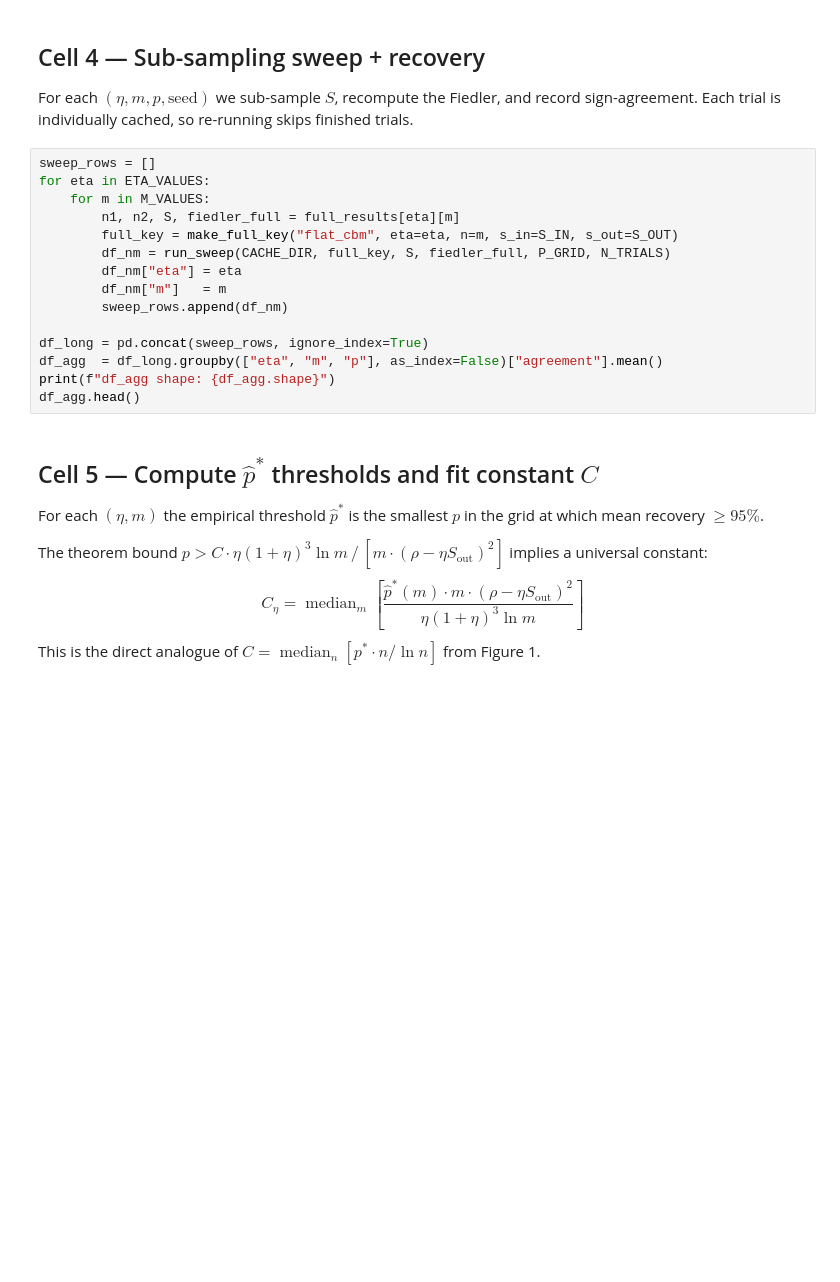
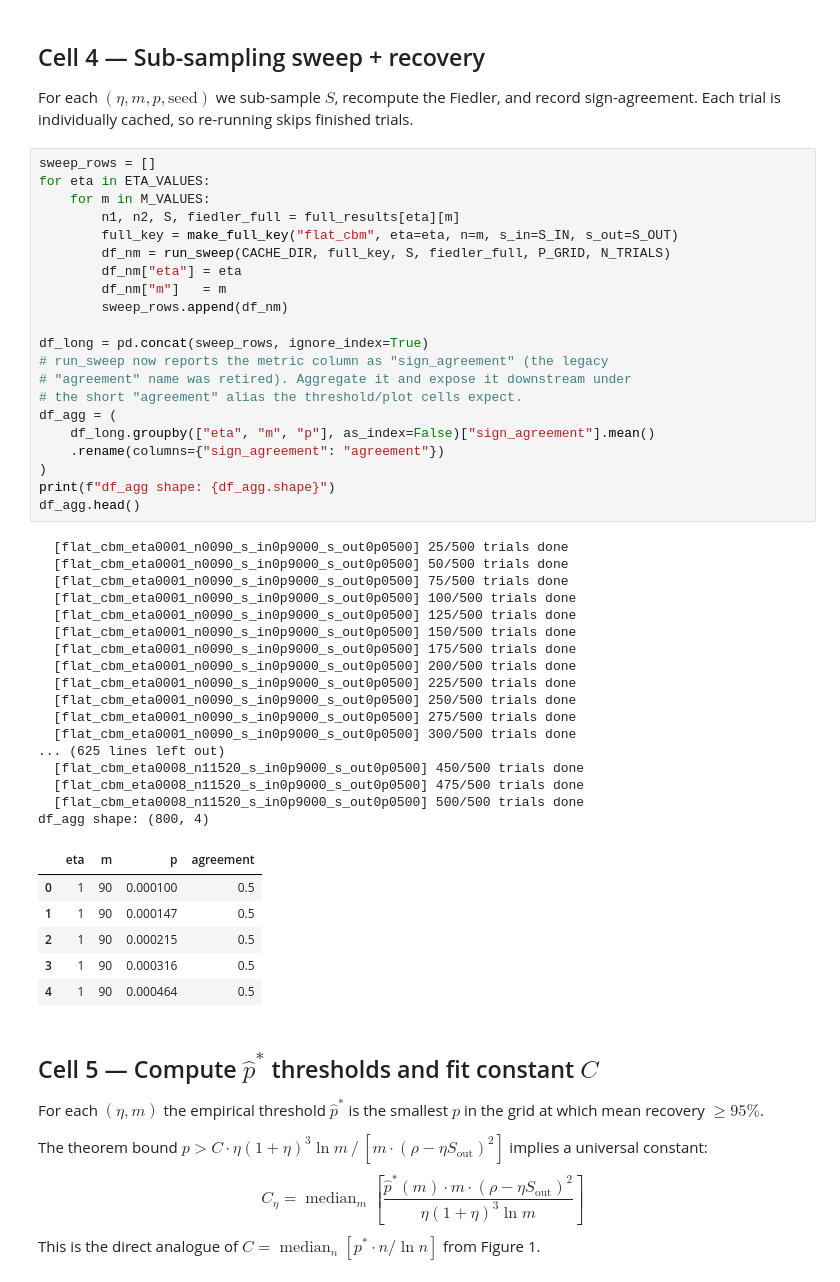
Before and after one commit to itaygonnen/spectral-tree-inference, a Jupyter notebook: sub_sampled_fielder_vec/analysis/theoretical_interpretation/01_cbm_theory/nonbalanced_flat_cbm.ipynb, the cells around one changed output. Saved outputs shown, nothing was run; the diff lists cells and outputs as text; blank space fills up the shorter version.

```diff
--- a/sub_sampled_fielder_vec/analysis/theoretical_interpretation/01_cbm_theory/nonbalanced_flat_cbm.ipynb
+++ b/sub_sampled_fielder_vec/analysis/theoretical_interpretation/01_cbm_theory/nonbalanced_flat_cbm.ipynb
@@ -149,18 +197,48 @@ sign-agreement. Each trial is individually cached, so re-running skips finished
 # %%
 sweep_rows = []
 for eta in ETA_VALUES:
     for m in M_VALUES:
         n1, n2, S, fiedler_full = full_results[eta][m]
         full_key = make_full_key("flat_cbm", eta=eta, n=m, s_in=S_IN, s_out=S_OUT)
         df_nm = run_sweep(CACHE_DIR, full_key, S, fiedler_full, P_GRID, N_TRIALS)
         df_nm["eta"] = eta
         df_nm["m"]   = m
         sweep_rows.append(df_nm)
 
 df_long = pd.concat(sweep_rows, ignore_index=True)
-df_agg  = df_long.groupby(["eta", "m", "p"], as_index=False)["agreement"].mean()
+# run_sweep now reports the metric column as "sign_agreement" (the legacy
+# "agreement" name was retired). Aggregate it and expose it downstream under
+# the short "agreement" alias the threshold/plot cells expect.
+df_agg = (
+    df_long.groupby(["eta", "m", "p"], as_index=False)["sign_agreement"].mean()
+    .rename(columns={"sign_agreement": "agreement"})
+)
 print(f"df_agg shape: {df_agg.shape}")
 df_agg.head()
+# %% [output]
+  [flat_cbm_eta0001_n0090_s_in0p9000_s_out0p0500] 25/500 trials done
+  [flat_cbm_eta0001_n0090_s_in0p9000_s_out0p0500] 50/500 trials done
+  [flat_cbm_eta0001_n0090_s_in0p9000_s_out0p0500] 75/500 trials done
+  [flat_cbm_eta0001_n0090_s_in0p9000_s_out0p0500] 100/500 trials done
+  [flat_cbm_eta0001_n0090_s_in0p9000_s_out0p0500] 125/500 trials done
+  [flat_cbm_eta0001_n0090_s_in0p9000_s_out0p0500] 150/500 trials done
+  [flat_cbm_eta0001_n0090_s_in0p9000_s_out0p0500] 175/500 trials done
+  [flat_cbm_eta0001_n0090_s_in0p9000_s_out0p0500] 200/500 trials done
+  [flat_cbm_eta0001_n0090_s_in0p9000_s_out0p0500] 225/500 trials done
+  [flat_cbm_eta0001_n0090_s_in0p9000_s_out0p0500] 250/500 trials done
+  [flat_cbm_eta0001_n0090_s_in0p9000_s_out0p0500] 275/500 trials done
+  [flat_cbm_eta0001_n0090_s_in0p9000_s_out0p0500] 300/500 trials done
+... (625 lines left out)
+  [flat_cbm_eta0008_n11520_s_in0p9000_s_out0p0500] 450/500 trials done
+  [flat_cbm_eta0008_n11520_s_in0p9000_s_out0p0500] 475/500 trials done
+  [flat_cbm_eta0008_n11520_s_in0p9000_s_out0p0500] 500/500 trials done
+df_agg shape: (800, 4)
+|  | eta | m | p | agreement |
+| 0 | 1 | 90 | 0.000100 | 0.5 |
+| 1 | 1 | 90 | 0.000147 | 0.5 |
+| 2 | 1 | 90 | 0.000215 | 0.5 |
+| 3 | 1 | 90 | 0.000316 | 0.5 |
+| 4 | 1 | 90 | 0.000464 | 0.5 |
 # %% [markdown]
 ## Cell 5 — Compute $\hat{p}^*$ thresholds and fit constant $C$
 
```
Also changed, not shown: parts of 5 cells of this notebook, 30 other files.
